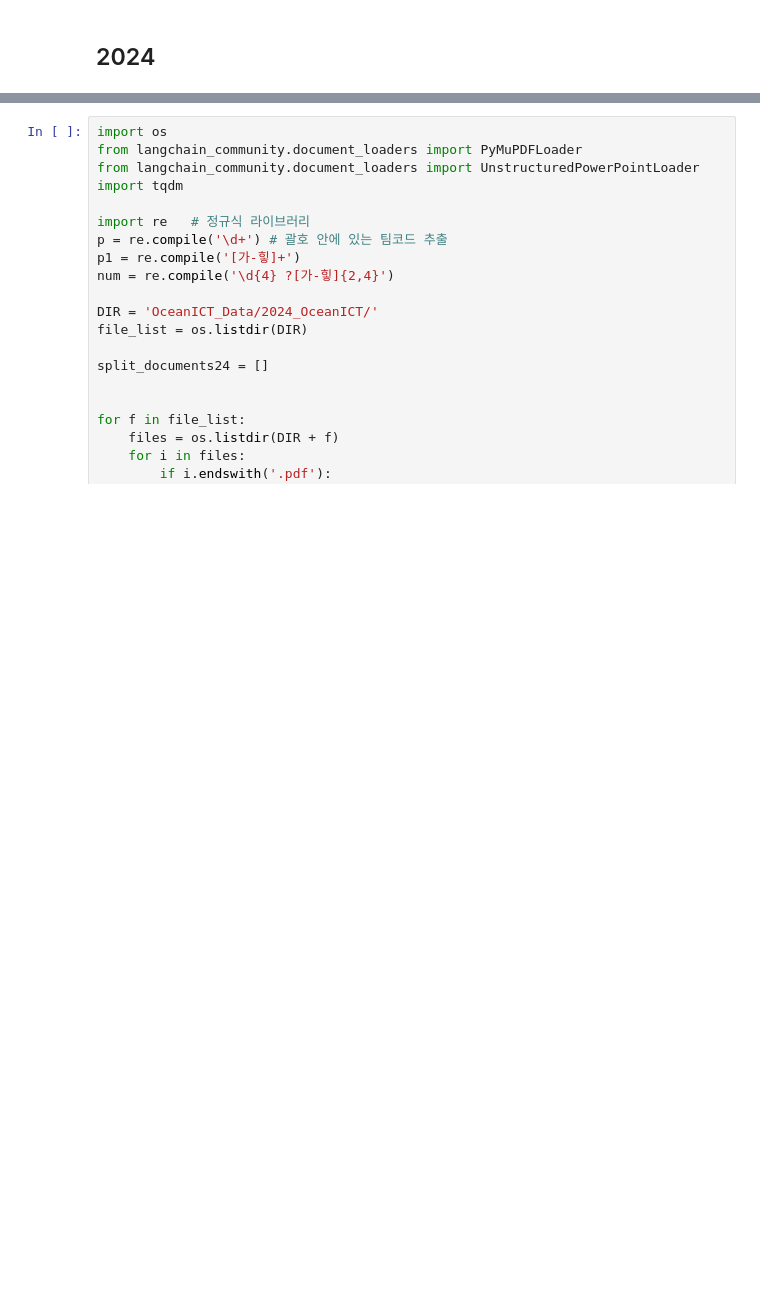
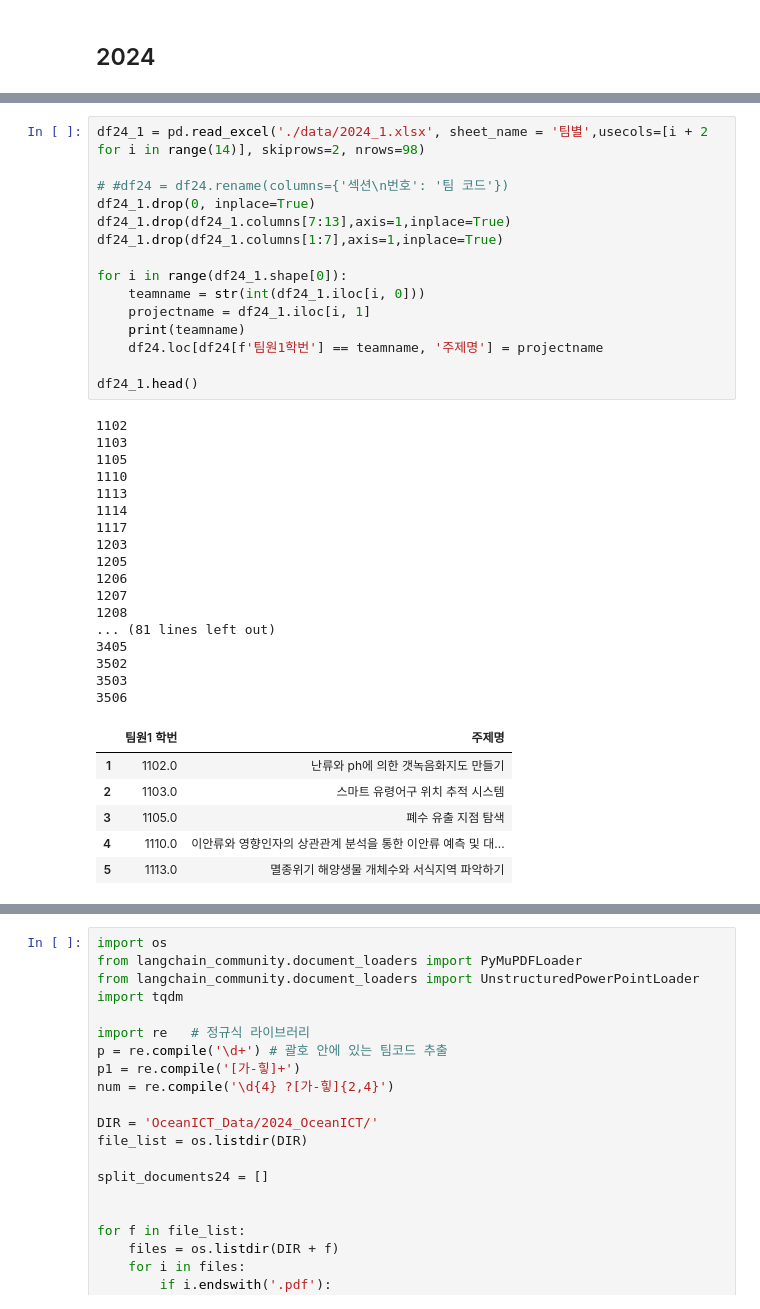
Before and after one commit to hwan809/Ocean-ChatBot, a Jupyter notebook: prepro.ipynb, the cells around one changed output, grey strips where cells are left out. Drawn from its saved outputs; the diff is of its cells as text; blank space fills up the shorter version.

```diff
--- a/prepro.ipynb
+++ b/prepro.ipynb
@@ -277,3 +278,42 @@ df24.head()
 | 3 | B03 | 0000 | 0000 | 0000 | 디버깅 마스터 | 1105 | 1106 | 0 | 디버깅 마스터 | 0 |
 | 4 | A01 | 0000 | 0000 | 0000 | 정보통신기술 | 1110 | 1112 | 0 | 정보통신기술 | 0 |
 | 5 | B04 | 0000 | 0000 | 0000 | 별미 | 1111 | 1505 | 0 | 별미 | 0 |
+# %%
+df24_1 = pd.read_excel('./data/2024_1.xlsx', sheet_name = '팀별',usecols=[i + 2 for i in range(14)], skiprows=2, nrows=98)
+
+# #df24 = df24.rename(columns={'섹션\n번호': '팀 코드'})
+df24_1.drop(0, inplace=True)
+df24_1.drop(df24_1.columns[7:13],axis=1,inplace=True)
+df24_1.drop(df24_1.columns[1:7],axis=1,inplace=True)
+
+for i in range(df24_1.shape[0]):
+    teamname = str(int(df24_1.iloc[i, 0]))
+    projectname = df24_1.iloc[i, 1]
+    print(teamname)
+    df24.loc[df24[f'팀원1학번'] == teamname, '주제명'] = projectname
+
+df24_1.head()
+# %% [output]
+1102
+1103
+1105
+1110
+1113
+1114
+1117
+1203
+1205
+1206
+1207
+1208
+... (81 lines left out)
+3405
+3502
+3503
+3506
+|  | 팀원1 학번 | 주제명 |
+| 1 | 1102.0 | 난류와 ph에 의한 갯녹음화지도 만들기 |
+| 2 | 1103.0 | 스마트 유령어구 위치 추적 시스템 |
+| 3 | 1105.0 | 폐수 유출 지점 탐색 |
+| 4 | 1110.0 | 이안류와 영향인자의 상관관계 분석을 통한 이안류 예측 및 대... |
+| 5 | 1113.0 | 멸종위기 해양생물 개체수와 서식지역 파악하기 |
```
Also changed, not shown: parts of 2 cells of this notebook, 1 other file.
